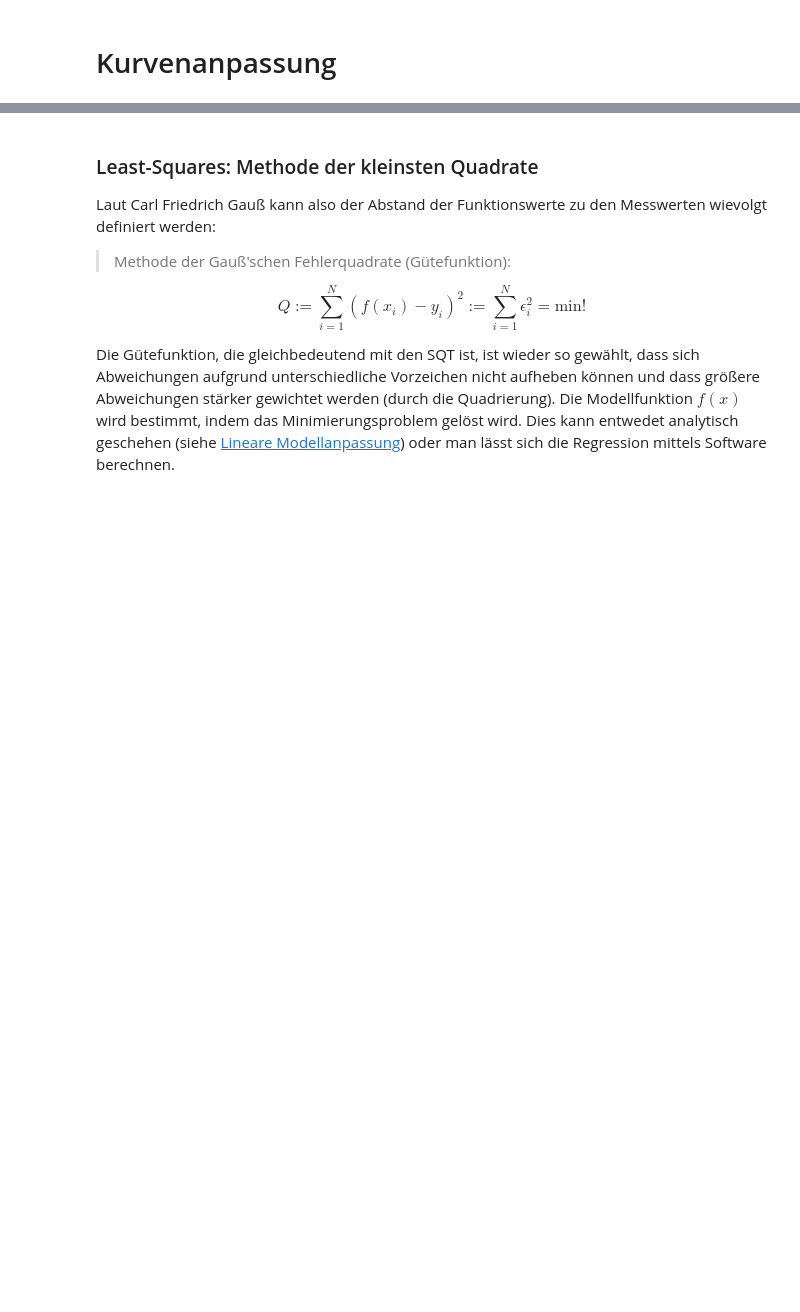
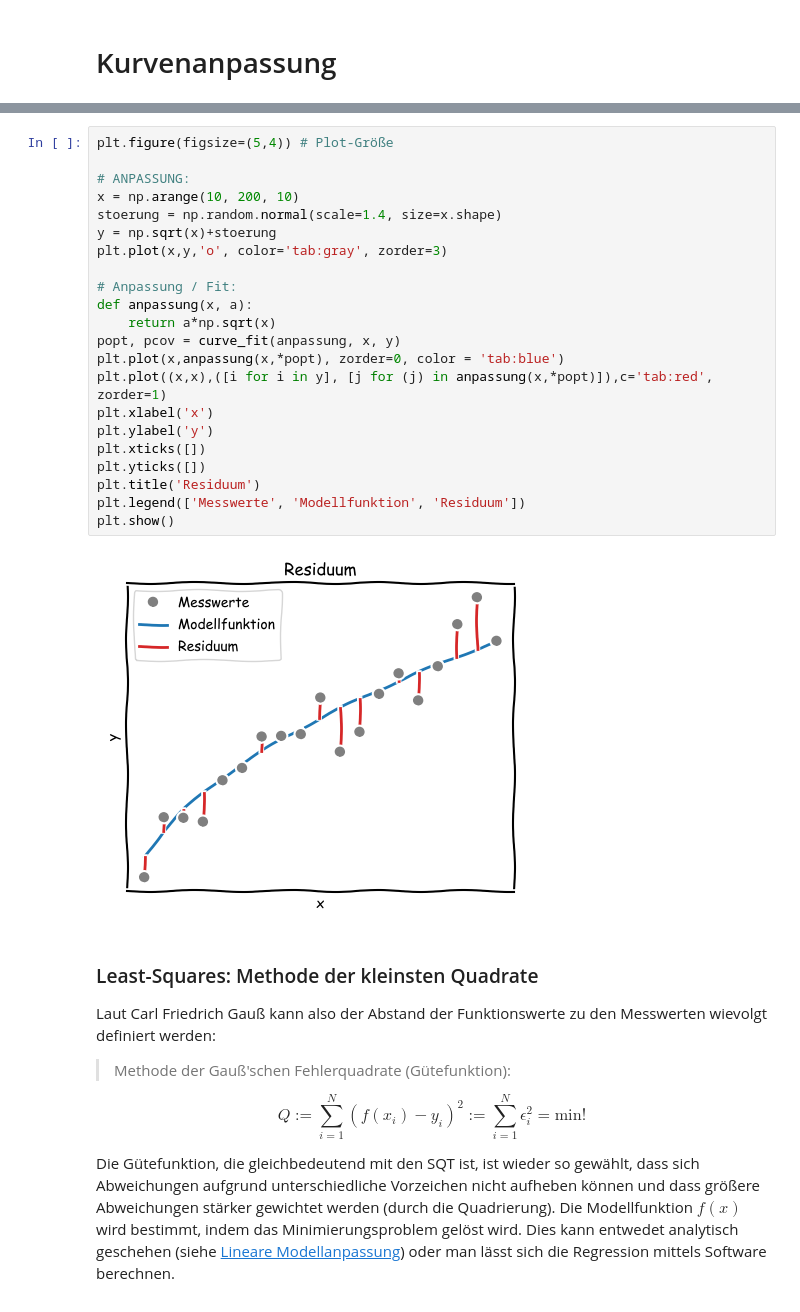
Before and after one commit to Kisleif/mtbook, a Jupyter notebook: _sources/content/1_Kurvenanpassung.ipynb, the cells around one changed output, grey strips where cells are left out. Drawn from its saved outputs; the diff is of its cells as text; blank space fills up the shorter version.

```diff
--- a/_sources/content/1_Kurvenanpassung.ipynb
+++ b/_sources/content/1_Kurvenanpassung.ipynb
@@ -39,3 +103,27 @@ soll möglichst klein werden.
+# %%
+plt.figure(figsize=(5,4)) # Plot-Größe
+
+# ANPASSUNG:
+x = np.arange(10, 200, 10)
+stoerung = np.random.normal(scale=1.4, size=x.shape)
+y = np.sqrt(x)+stoerung
+plt.plot(x,y,'o', color='tab:gray', zorder=3)
+
+# Anpassung / Fit:
+def anpassung(x, a):
+    return a*np.sqrt(x)
+popt, pcov = curve_fit(anpassung, x, y)
+plt.plot(x,anpassung(x,*popt), zorder=0, color = 'tab:blue')
+plt.plot((x,x),([i for i in y], [j for (j) in anpassung(x,*popt)]),c='tab:red', zorder=1)
+plt.xlabel('x')
+plt.ylabel('y')
+plt.xticks([])
+plt.yticks([])
+plt.title('Residuum')
+plt.legend(['Messwerte', 'Modellfunktion', 'Residuum'])
+plt.show()
+# %% [output]
+[figure, added]
 # %% [markdown]
 ### Least-Squares: Methode der kleinsten Quadrate <a id="SubSec-least_squares"></a>
 
```
Also changed, not shown: parts of 5 cells of this notebook, 12 other files.
